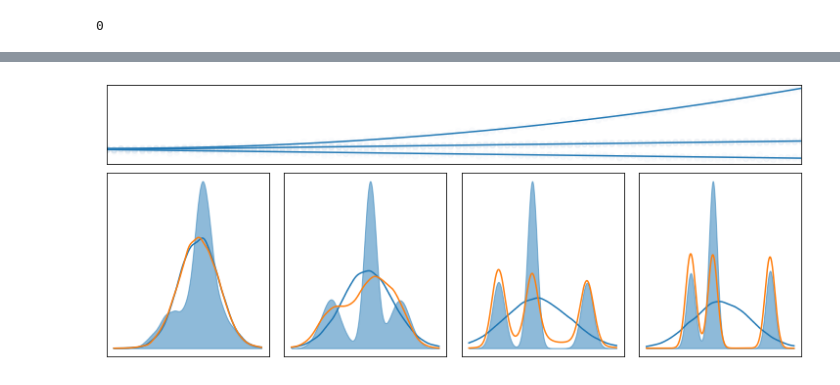
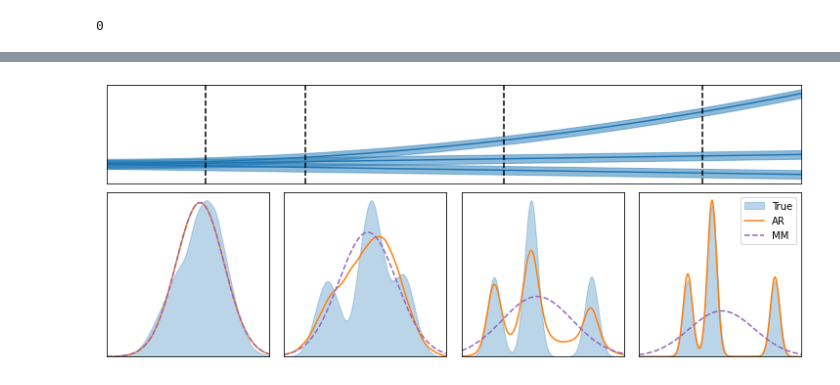
Before and after one commit to wesselb/neuralprocesses, a Jupyter notebook: notebooks/prediction_map.ipynb, the cells around one changed output, grey strips where cells are left out. Drawn from its saved outputs; the diff is of its cells as text; code cells hidden in the pictures.

Commit message:
working on mm plot

```diff
--- a/notebooks/prediction_map.ipynb
+++ b/notebooks/prediction_map.ipynb
@@ -167,7 +168,7 @@ x_pred = np.array([1., 2., 4., 6])
 m = Mixture(fns, stds, weights)
 mom_pred = MomentPredictionMap(m)
 
-n_samples = 20000
+n_samples = 30000
 Y_mm_samples = []
 
 #Sampling from the moment matched prediction map
@@ -185,7 +186,7 @@ Y_mm_samples = np.squeeze(np.array(Y_mm_samples))
 # for i in range(n_samples):
 #     plt.scatter(x_pred, Y_samples[:, i])
 # %%
-x_pred = np.array([1., 2., 4., 6])
+# x_pred = np.array([1., 2., 4., 6])
 m = Mixture(fns, stds, weights)
 mm_kde_list = []
 true_kde_list = []
@@ -193,8 +194,11 @@ for i in range(x_pred.shape[0]):
     plt.figure()
     plt.hist(Y_mm_samples[i, :], bins=100, density=True)
     mm_kde = ss.gaussian_kde(Y_mm_samples[i, :])
-    mm_kde_list.append(mm_kde)
+#     mm_kde_list.append(mm_kde)
     xx = np.linspace(np.min(Y_mm_samples[i, :]), np.max(Y_mm_samples[i, :]), 1000)
+
+    g = ss.norm(loc=np.mean(Y_mm_samples[i, :]), scale=np.std(Y_mm_samples[i, :]))
+    mm_kde_list.append(g)
 
     plt.plot(xx, mm_kde(xx), label='moment matched kde')
 
@@ -221,5 +228,5 @@ mm_kde_list
 # %%
-n_samples = 20000
+n_samples = 30000
 
 Y_samples = []
 
@@ -401,7 +395,7 @@ def make_gridplot(axes_off=False, figsize=(10, 10)):
 
     fig = plt.figure(constrained_layout=True, figsize=figsize)
 
-    gs = GridSpec(10, 4, figure=fig)
+    gs = GridSpec(8, 4, figure=fig)
     ax0 = fig.add_subplot(gs[:3, :])
     ax1 = fig.add_subplot(gs[3:, 0])
     ax2 = fig.add_subplot(gs[3:, 1])
@@ -433,43 +427,64 @@ def make_gridplot(axes_off=False, figsize=(10, 10)):
 
     return fig, ax0, axs
 # %%
-# xidx = (np.array([91, 133]) / 150 * 500).astype(np.int32)
-# smin = x_samples.min()
-# smax = x_samples.max()
-# yplot = np.linspace(smin, smax, 200)
-# samples = noisy_samples.elements[0][:, 0, 0, :]
+
 xs = [np.linspace(-5, 5, 1000),
      np.linspace(-6, 9, 1000),
      np.linspace(-11, 24, 1000),
      np.linspace(-30, 50, 1000)
 ]
 
 fig, ax0, axs = make_gridplot(figsize=(10, 4))
 
 
-n_samples = 10
-X = np.linspace(-0,7,100)
-Y = np.array(m.sample(X, n_samples))
+# n_samples = 1000
+# X = np.linspace(-0,7,100)
+# Y = np.array(m.sample(X, n_samples))
 
 ax0.plot(X, f1(X), color='tab:blue')
-# ax0.fill_between(X, f1(X)-1, f1(X) + 1)
+ax0.fill_between(X, f1(X)-3, f1(X) + 3, alpha=0.5, color='tab:blue')
 ax0.plot(X, f2(X), color='tab:blue')
+ax0.fill_between(X, f2(X)-3, f2(X) + 3, alpha=0.5, color='tab:blue')
 ax0.plot(X, f3(X), color='tab:blue')
+ax0.fill_between(X, f3(X)-3, f3(X) + 3, alpha=0.5, color='tab:blue')
 
-for i in range(n_samples):
-    ax0.scatter(X, Y[:, i], color='tab:blue', alpha=0.01)
+ax0.axvline(x = 1, color = 'black', ls='--')
+ax0.axvline(x = 2, color = 'black', ls='--')
+ax0.axvline(x = 4, color = 'black', ls='--')
+ax0.axvline(x = 6, color = 'black', ls='--')
+
+
+# for i in range(n_samples):
+#     ax0.scatter(X, Y[:, i], color='tab:blue', alpha=0.001)
 
 
 for i, (ax) in enumerate(axs):
-    rev_ar_kde = rev_ar_kde_list[3-i]
+#     rev_ar_kde = rev_ar_kde_list[3-i]
     ar_kde = ar_kde_list[i]
     mm_kde = mm_kde_list[i]
     true_kde = true_kde_list[i]
     x = xs[i]
 
-    ax.fill_between(x, 0, true_kde(x), label='True', color='tab:blue', alpha=0.5)
-    ax.plot(x, mm_kde(x), label='MM')
+    mm_density = [mm_kde.pdf(np.array([x_])) for x_ in x]
+
+    ax.fill_between(x, 0, true_kde(x), label='True', color='tab:blue', alpha=0.3)
+#     ax.plot(x, mm_kde(x), label='MM', color='tab:purple')
 #     ax.plot(x, rev_ar_kde(x), label='Rev. AR')
-    ax.plot(x, ar_kde(x), label='AR')
+    if i!=0:
+        ax.plot(x, ar_kde(x), label='AR', color= 'tab:orange')
+        ax.plot(x, mm_density, label='MM', color='tab:purple',ls='--')
+
+    else:
+        ax.plot(x, mm_density, label='AR', color='tab:orange')
+        ax.plot(x, mm_density, label='MM', color='tab:purple',ls='--')
+
+
+    ax.set_ylim(bottom=0)
+    ax.set_xlim(x[0], x[-1])
+#
+
+plt.legend()
+plt.savefig("./mm_pred_map.pdf")
+plt.show()
 # %% [output]
-[figure, old version]
+[figure, new version]
```
Also changed, not shown: parts of 10 cells of this notebook, 1 other file.
